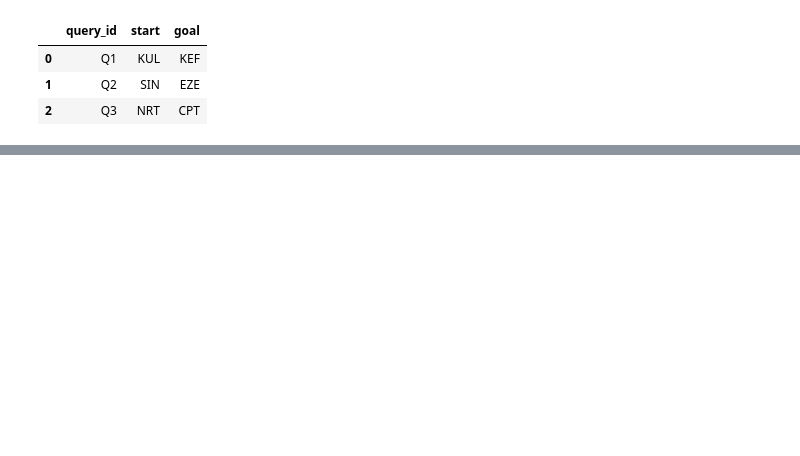
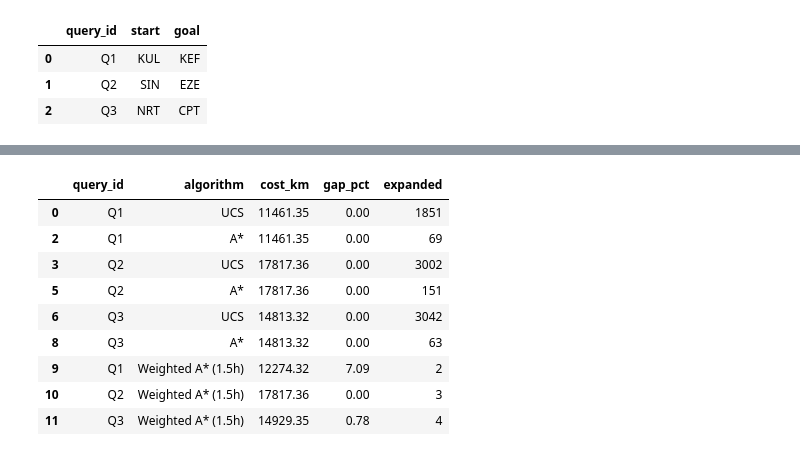
Before and after one commit to kwahsont/UTP-Artificial-Intelligence, a Jupyter notebook: all_experiments/lab2.ipynb, the cells around one changed output, grey strips where cells are left out. Cells and saved outputs as stored; diff of their text form; code cells hidden in the pictures; blank space fills up the shorter version.

```diff
--- a/all_experiments/lab2.ipynb
+++ b/all_experiments/lab2.ipynb
@@ -38,0 +136,22 @@ for query in queries.itertuples():
+# %%
+weighted = []
+for query in queries.itertuples():
+    result = astar(graph, query.start, query.goal, heuristic_to(query.goal, weight=1.5))
+    weighted.append({"query_id": query.query_id, "algorithm": "Weighted A* (1.5h)", **result.as_dict(), "path": " -> ".join(result.path)})
+
+weighted = pd.DataFrame(weighted).drop(columns="found").rename(columns={"path_cost_km": "cost_km"})
+weighted["gap_pct"] = 100 * (weighted.cost_km / weighted.query_id.map(ucs_cost) - 1)
+metrics = pd.concat([metrics, weighted], ignore_index=True)
+metrics.to_csv(RESULTS / "metrics.csv", index=False)
+display(metrics[metrics.algorithm != "GBFS"][["query_id", "algorithm", "cost_km", "gap_pct", "expanded"]].round(2))
+# %% [output]
+|  | query_id | algorithm | cost_km | gap_pct | expanded |
+| 0 | Q1 | UCS | 11461.35 | 0.00 | 1851 |
+| 2 | Q1 | A* | 11461.35 | 0.00 | 69 |
+| 3 | Q2 | UCS | 17817.36 | 0.00 | 3002 |
+| 5 | Q2 | A* | 17817.36 | 0.00 | 151 |
+| 6 | Q3 | UCS | 14813.32 | 0.00 | 3042 |
+| 8 | Q3 | A* | 14813.32 | 0.00 | 63 |
+| 9 | Q1 | Weighted A* (1.5h) | 12274.32 | 7.09 | 2 |
+| 10 | Q2 | Weighted A* (1.5h) | 17817.36 | 0.00 | 3 |
+| 11 | Q3 | Weighted A* (1.5h) | 14929.35 | 0.78 | 4 |
```
Also changed, not shown: parts of 5 cells of this notebook, 2 other files.
